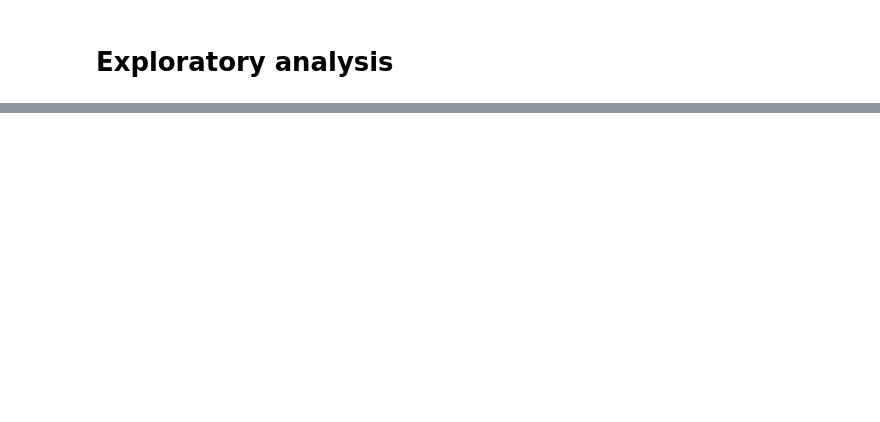
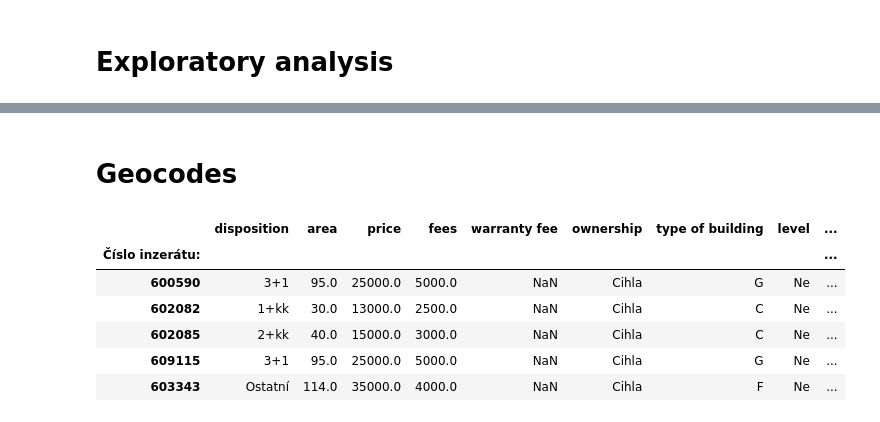
Before and after one commit to luutomas/PythonProject, a Jupyter notebook: Project_str.ipynb, the cells around one changed output, grey strips where cells are left out. Saved outputs shown, nothing was run; the diff lists cells and outputs as text; code cells hidden in the pictures; blank space fills up the shorter version.

```diff
--- a/Project_str.ipynb
+++ b/Project_str.ipynb
@@ -514,0 +454,12 @@ plt.show()
+# %% [markdown]
+# Geocodes
+# %%
+NM_rent_filtered.head()
+# %% [output]
+|  | disposition | area | price | fees | warranty fee | ownership | type of building | level | ... |
+| Číslo inzerátu: |  |  |  |  |  |  |  |  | ... |
+| 600590 | 3+1 | 95.0 | 25000.0 | 5000.0 | NaN | Cihla | G | Ne | ... |
+| 602082 | 1+kk | 30.0 | 13000.0 | 2500.0 | NaN | Cihla | C | Ne | ... |
+| 602085 | 2+kk | 40.0 | 15000.0 | 3000.0 | NaN | Cihla | C | Ne | ... |
+| 609115 | 3+1 | 95.0 | 25000.0 | 5000.0 | NaN | Cihla | G | Ne | ... |
+| 603343 | Ostatní | 114.0 | 35000.0 | 4000.0 | NaN | Cihla | F | Ne | ... |
```
Also changed, not shown: parts of 26 cells of this notebook.
